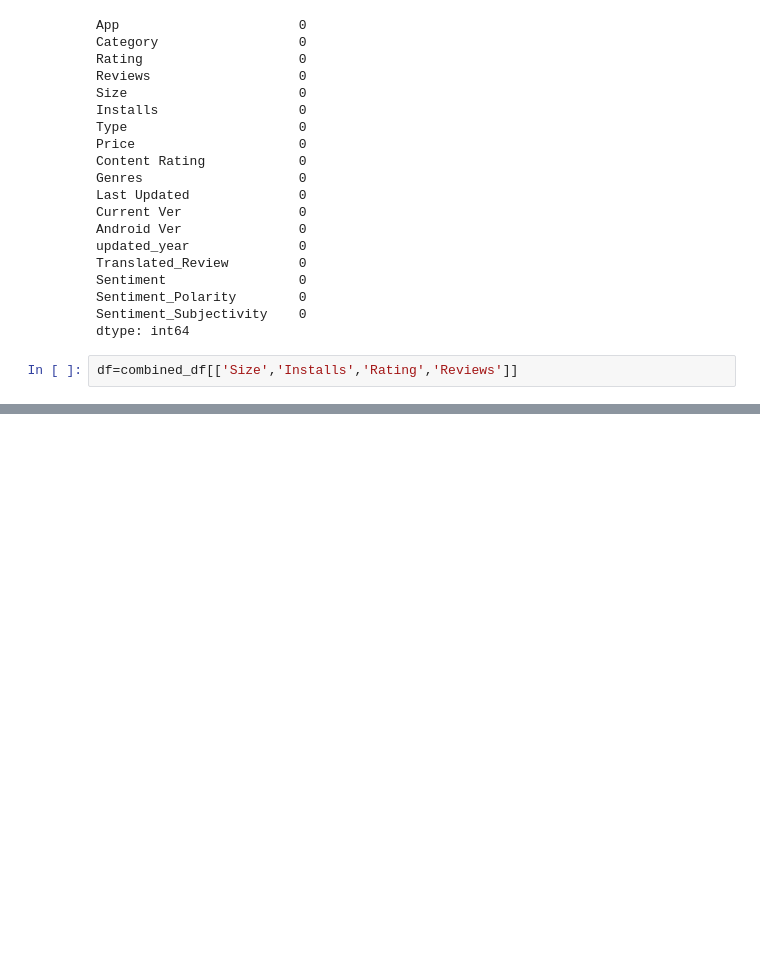
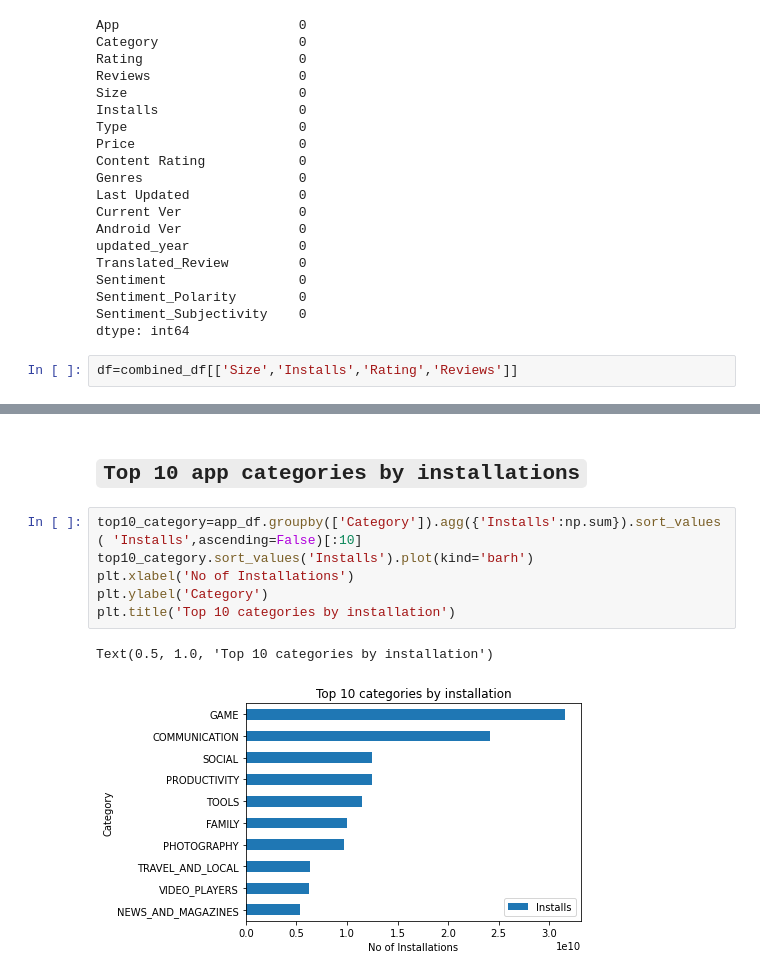
Before and after one commit to mukeshjnv/EDA-on-play-store-apps-data, a Jupyter notebook: EDA_Capson_Project_on_Play_Store_Data.ipynb, the cells around one changed output, grey strips where cells are left out. Cells and saved outputs as stored; diff of their text form; blank space fills up the shorter version.

```diff
--- a/EDA_Capson_Project_on_Play_Store_Data.ipynb
+++ b/EDA_Capson_Project_on_Play_Store_Data.ipynb
@@ -548,0 +585,11 @@ sns.heatmap(df.corr(),annot=True)
+# %% [markdown]
+## `Top 10 app categories by installations`
+# %%
+top10_category=app_df.groupby(['Category']).agg({'Installs':np.sum}).sort_values( 'Installs',ascending=False)[:10]
+top10_category.sort_values('Installs').plot(kind='barh')
+plt.xlabel('No of Installations')
+plt.ylabel('Category')
+plt.title('Top 10 categories by installation')
+# %% [output]
+Text(0.5, 1.0, 'Top 10 categories by installation')
+[figure, added]
```
Also changed, not shown: parts of 19 cells of this notebook.
